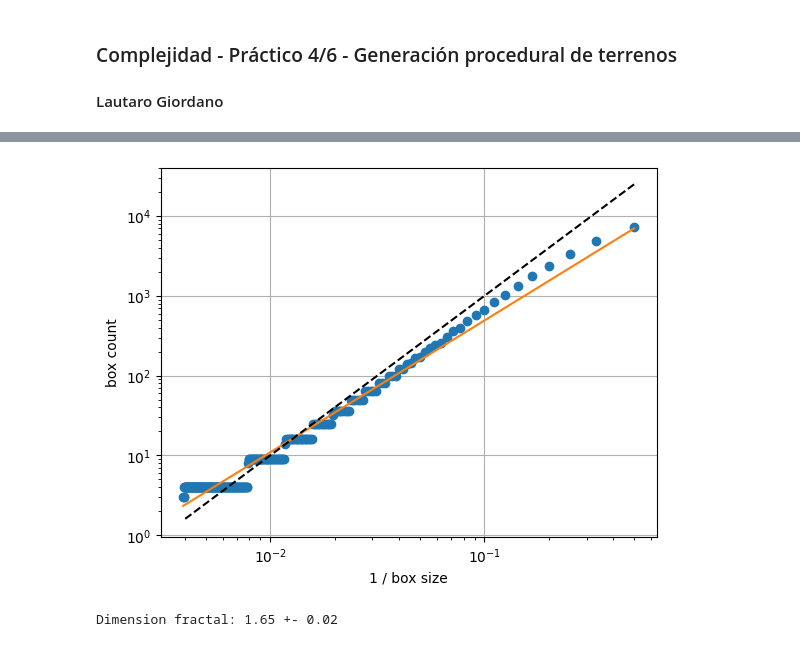
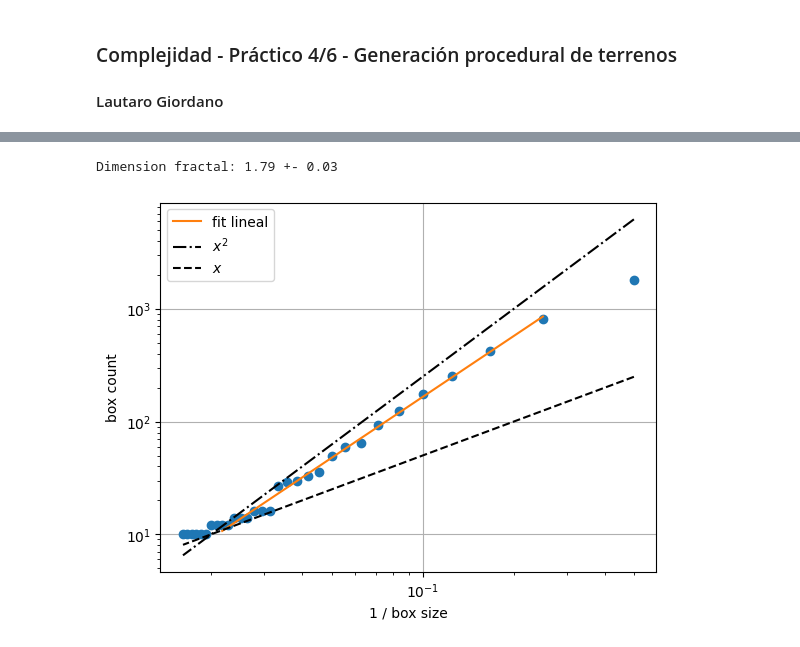
Before and after one commit to lautarogiordano/practicas-complejidad, a Jupyter notebook: p4-generacion-procedural/proc-gen.ipynb, the cells around one changed output, grey strips where cells are left out. Drawn from its saved outputs; the diff is of its cells as text; code cells hidden in the pictures.

Commit message:
cueva dim fractal

```diff
--- a/p4-generacion-procedural/proc-gen.ipynb
+++ b/p4-generacion-procedural/proc-gen.ipynb
@@ -54,9 +54,7 @@ class cueva:
 
                 else:
                     # Miro a primeros vecinos de una celda
-                    # vecindad = self.cueva[i-1:i+2, j-1:j+2]
-                    # Si hay algún vecino que es una pared, la celda actual es un borde
-                    # if np.sum(vecindad) != 9:
+                    # Si hay algún vecino que no es una pared, la celda actual es un borde
                     if self.cueva[i+1][j] == 0 or self.cueva[i-1][j] == 0 or self.cueva[i][j+1] == 0 or self.cueva[i][j-1] == 0:
                         bordes[i][j] = valor_borde
         return bordes
@@ -100,13 +98,3 @@ class cueva:
     def suavizar_cueva(self, n_its=5):
         for _ in range(n_its):
             self.paso_suavizar_cueva()
-
-
-
-width, height = 256, 256
-
-cueva = cueva(width, height, 0.4, seed=10)
-cueva.plot_cueva(bordes=False)
-cueva.suavizar_cueva(20)
-cueva.plot_cueva()
-cueva.plot_cueva(bordes=True)
@@ -116,0 +101,8 @@ cueva.plot_cueva(bordes=True)
+# %%
+width, height = 256, 64
+
+cueva = cueva(width, height, 0.42, seed=1)
+cueva.plot_cueva(bordes=False)
+cueva.suavizar_cueva(50)
+cueva.plot_cueva()
+cueva.plot_cueva(bordes=True)
@@ -131,37 +127,45 @@ def box_counting(bordes, box_size):
 
     boxes = np.zeros((n_boxes_y, n_boxes_x))
 
     for i in range(n_boxes_y):
         for j in range(n_boxes_x):
             # Cuento cuántos bordes hay en el cuadrado
             box = bordes[i*box_size:(i+1)*box_size, j*box_size:(j+1)*box_size]
             boxes[i, j] = np.sum(box)
 
     return np.sum(boxes > 0)
 
-box_sizes = np.arange(2, 256)
+box_sizes = np.arange(2, 64, 2)
 inverse_box_sizes = 1 / np.array(box_sizes)
 box_counts = [box_counting(bordes, box_size) for box_size in box_sizes]
 
 plt.plot(inverse_box_sizes, box_counts, 'o')
 plt.xscale('log')
 plt.yscale('log')
 plt.grid()
 
 # Hago un ajuste lineal para encontrar la dimensión fractal
 from scipy.stats import linregress
 
-slope, intercept, _, _, std_err = linregress(np.log(inverse_box_sizes), np.log(box_counts))
-plt.plot(inverse_box_sizes, np.exp(intercept) * inverse_box_sizes**slope)
+# Fiteo solo una zona
+sliced_inverse_size = inverse_box_sizes[1:-8]
+sliced_box_count = box_counts[1:-8]
+
+slope, intercept, _, _, std_err = linregress(np.log(sliced_inverse_size), np.log(sliced_box_count))
+plt.plot(sliced_inverse_size, np.exp(intercept) * sliced_inverse_size**slope, label=f'fit lineal')
 
 # Ploteo x^2
-plt.plot(inverse_box_sizes,1e5 * inverse_box_sizes**2, 'k--')
+plt.plot(inverse_box_sizes,2.5e4 * inverse_box_sizes**2, 'k-.', label=r'$x^2$')
+plt.plot(inverse_box_sizes,5e2 * inverse_box_sizes, 'k--', label=r'$x$')
 
 plt.xlabel('1 / box size')
 plt.ylabel('box count')
-plt.show()
+plt.legend()
 
 print(f'Dimension fractal: {slope:.2f} +- {std_err:.2f}')
+
+
+plt.show()
 # %% [output]
+Dimension fractal: 1.79 +- 0.03
-[figure, old version]
+[figure, new version]
-Dimension fractal: 1.65 +- 0.02
```
Also changed, not shown: parts of 2 cells of this notebook.
